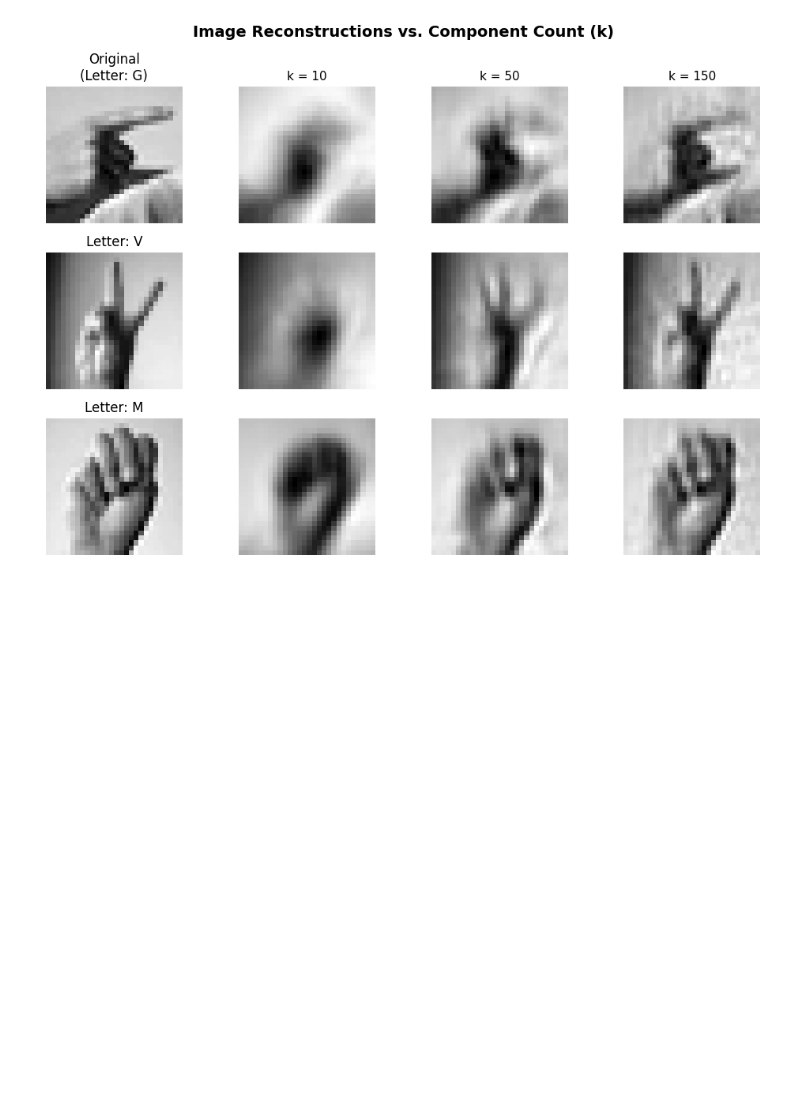
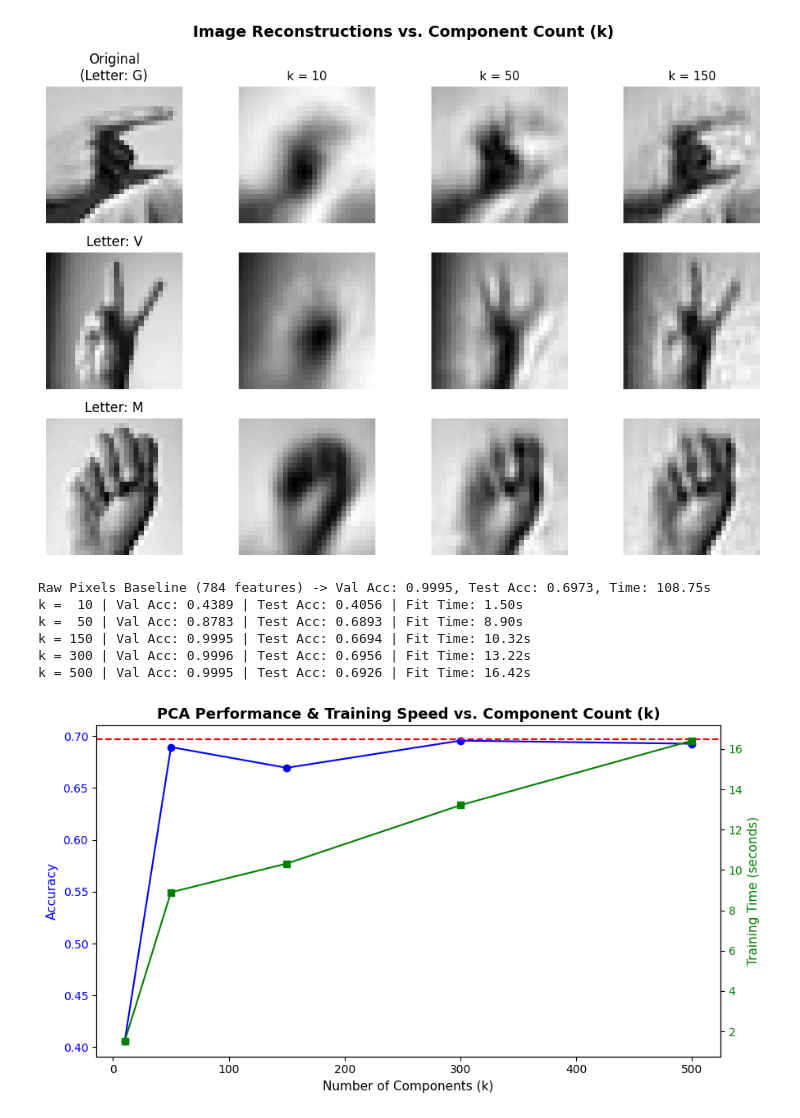
Before and after one commit to rama603/Reading-Sign-Language-, a Jupyter notebook: Reading_Sign_Language_stage2.ipynb, the cells around one changed output. Drawn from its saved outputs; the diff is of its cells as text; code cells hidden in the pictures; blank space fills up the shorter version.

Commit message:
Evaluate model accuracy and training time across different component counts

```diff
--- a/Reading_Sign_Language_stage2.ipynb
+++ b/Reading_Sign_Language_stage2.ipynb
@@ -69,6 +69,11 @@ plt.tight_layout()
 plt.show()
 
 # 3. Reconstruct Sample Images from 10, 50, and 150 Components
+def get_letter(label):
+    label = int(label)
+    if label == 9:
+        return 'J'
+    return chr(ord('A') + label)
 sample_indices = [0, 5, 13] # Grab a few test images
 k_values = [10, 50, 150]
 
@@ -101,3 +106,66 @@ plt.show()
 [figure]
 [figure]
 [figure]
+# %%
+k_list = [10, 50, 150, 300, 500]
+val_accuracies = []
+test_accuracies = []
+training_times = []
+
+# Baseline Stage 1 model on Raw Pixels (784 features)
+start_time = time.time()
+baseline_clf = LogisticRegression(C=1.0, max_iter=1000, random_state=SEED)
+baseline_clf.fit(X_train, y_train)
+raw_train_time = time.time() - start_time
+raw_val_acc = accuracy_score(y_val, baseline_clf.predict(X_val))
+raw_test_acc = accuracy_score(y_test, baseline_clf.predict(X_test))
+
+print(f"Raw Pixels Baseline (784 features) -> Val Acc: {raw_val_acc:.4f}, Test Acc: {raw_test_acc:.4f}, Time: {raw_train_time:.2f}s")
+
+for k in k_list:
+    # Transform datasets using k components
+    pca_k = PCA(n_components=k, random_state=SEED).fit(X_train)
+    X_train_pca = pca_k.transform(X_train)
+    X_val_pca = pca_k.transform(X_val)
+    X_test_pca = pca_k.transform(X_test)
+
+    # Train softmax classifier on PCA features
+    t0 = time.time()
+    clf = LogisticRegression(C=1.0, max_iter=1000, random_state=SEED)
+    clf.fit(X_train_pca, y_train)
+    t_elapsed = time.time() - t0
+
+    val_acc = accuracy_score(y_val, clf.predict(X_val_pca))
+    test_acc = accuracy_score(y_test, clf.predict(X_test_pca))
+
+    val_accuracies.append(val_acc)
+    test_accuracies.append(test_acc)
+    training_times.append(t_elapsed)
+
+    print(f"k = {k:3d} | Val Acc: {val_acc:.4f} | Test Acc: {test_acc:.4f} | Fit Time: {t_elapsed:.2f}s")
+
+# Plot Accuracy vs. k
+fig, ax1 = plt.subplots(figsize=(9, 5))
+ax1.plot(k_list, test_accuracies, 'b-o', label='Test Accuracy')
+ax1.axhline(y=raw_test_acc, color='r', linestyle='--', label='Raw Pixels Test Acc')
+ax1.set_xlabel("Number of Components (k)", fontsize=11)
+ax1.set_ylabel("Accuracy", color='b', fontsize=11)
+ax1.tick_params(axis='y', labelcolor='b')
+
+# Twin axis for Training Time
+ax2 = ax1.twinx()
+ax2.plot(k_list, training_times, 'g-s', label='Training Time (s)')
+ax2.set_ylabel("Training Time (seconds)", color='g', fontsize=11)
+ax2.tick_params(axis='y', labelcolor='g')
+
+plt.title("PCA Performance & Training Speed vs. Component Count (k)", fontsize=13, fontweight='bold')
+fig.tight_layout()
+plt.show()
+# %% [output]
+Raw Pixels Baseline (784 features) -> Val Acc: 0.9995, Test Acc: 0.6973, Time: 108.75s
+k =  10 | Val Acc: 0.4389 | Test Acc: 0.4056 | Fit Time: 1.50s
+k =  50 | Val Acc: 0.8783 | Test Acc: 0.6893 | Fit Time: 8.90s
+k = 150 | Val Acc: 0.9995 | Test Acc: 0.6694 | Fit Time: 10.32s
+k = 300 | Val Acc: 0.9996 | Test Acc: 0.6956 | Fit Time: 13.22s
+k = 500 | Val Acc: 0.9995 | Test Acc: 0.6926 | Fit Time: 16.42s
+[figure, added]
```
